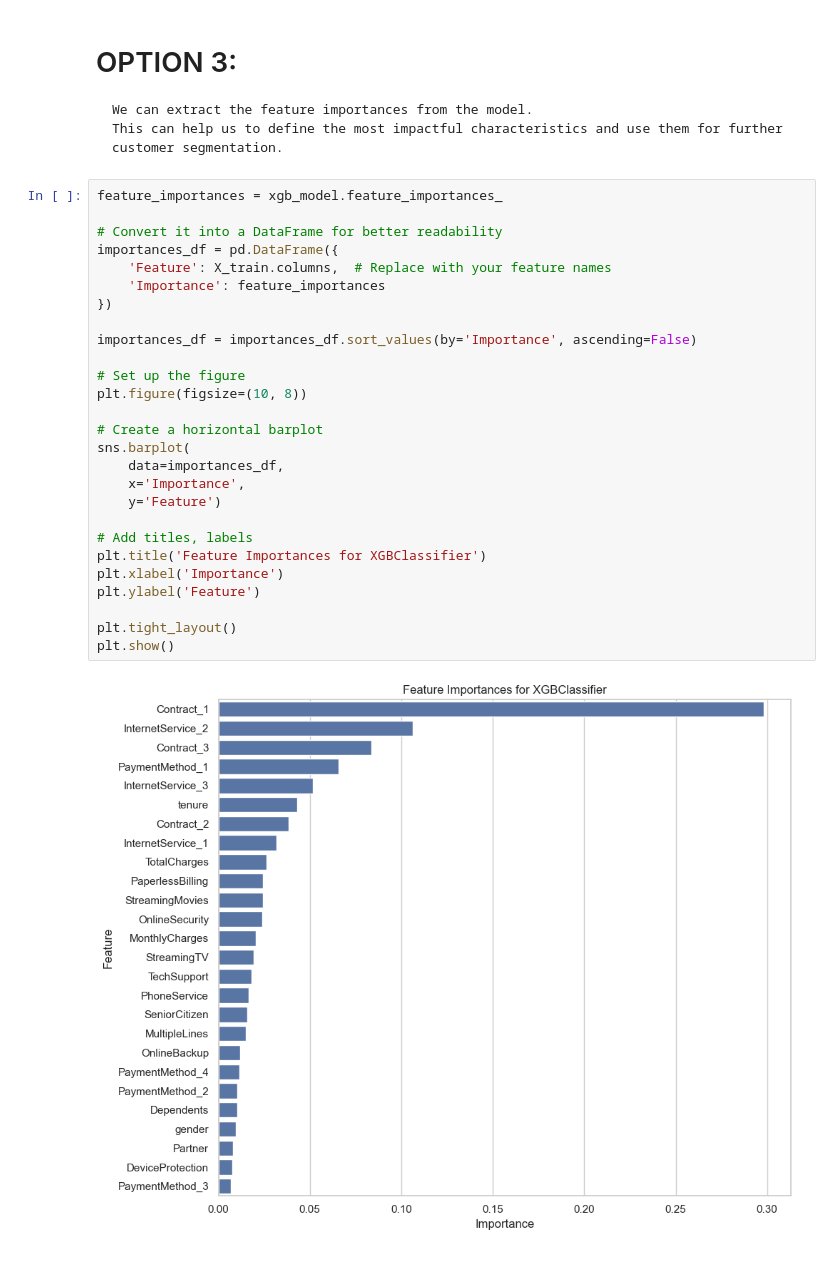
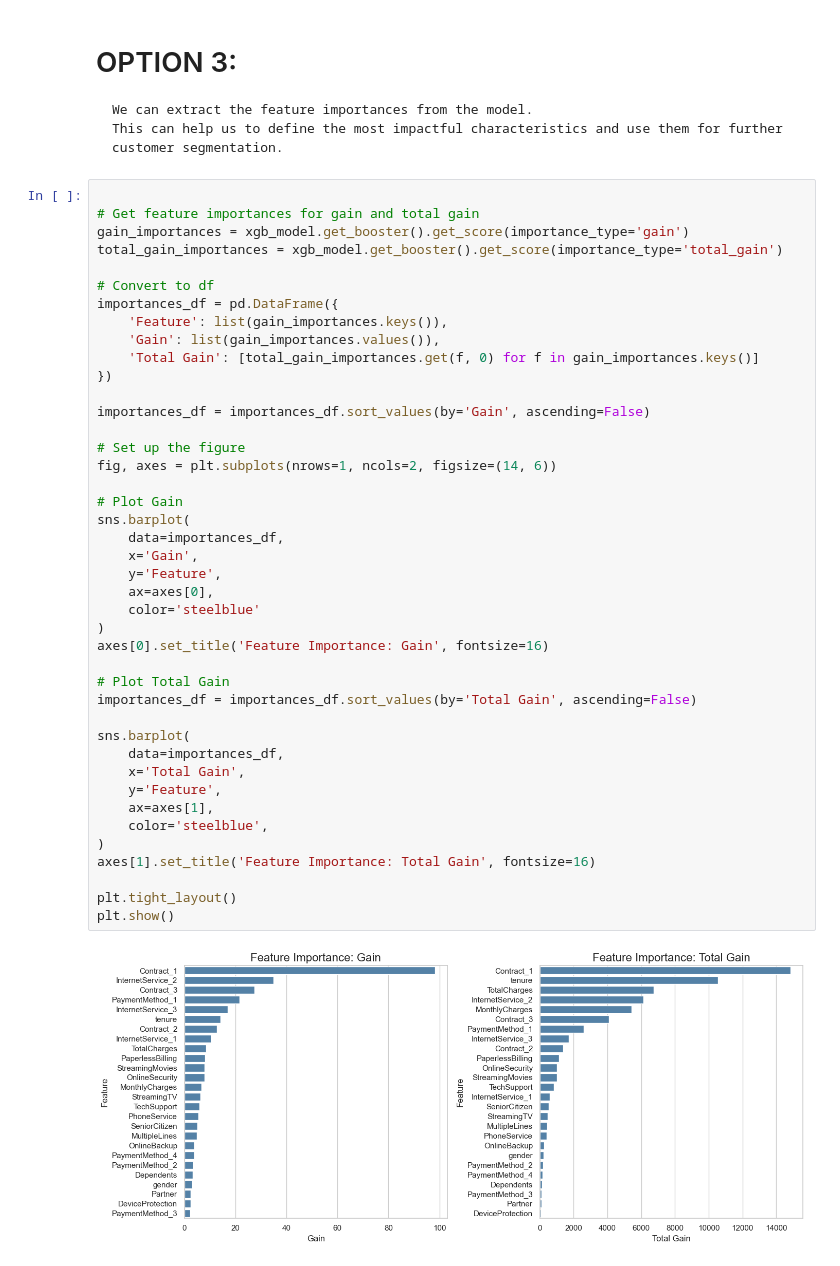
Before and after one commit to VigMarton/churn-analysis, a Jupyter notebook: analysis.ipynb, the cells around one changed output. Drawn from its saved outputs; the diff is of its cells as text.

```diff
--- a/analysis.ipynb
+++ b/analysis.ipynb
@@ -816,34 +811,49 @@ Another data-driven strategy is to identify customers with a churn probability c
 # OPTION 3:
     We can extract the feature importances from the model.
     This can help us to define the most impactful characteristics and use them for further customer segmentation.
-# %%
-feature_importances = xgb_model.feature_importances_
-
-# Convert it into a DataFrame for better readability
-importances_df = pd.DataFrame({
-    'Feature': X_train.columns,  # Replace with your feature names
-    'Importance': feature_importances
-})
-
-importances_df = importances_df.sort_values(by='Importance', ascending=False)
-
-# Set up the figure
-plt.figure(figsize=(10, 8))
-
-# Create a horizontal barplot
-sns.barplot(
-    data=importances_df,
-    x='Importance',
-    y='Feature')
-
-# Add titles, labels
-plt.title('Feature Importances for XGBClassifier')
-plt.xlabel('Importance')
-plt.ylabel('Feature')
-
-plt.tight_layout()
-plt.show()
-# %% [output]
-[figure, removed]
+# %%
+
+# Get feature importances for gain and total gain
+gain_importances = xgb_model.get_booster().get_score(importance_type='gain')
+total_gain_importances = xgb_model.get_booster().get_score(importance_type='total_gain')
+
+# Convert to df
+importances_df = pd.DataFrame({
+    'Feature': list(gain_importances.keys()),
+    'Gain': list(gain_importances.values()),
+    'Total Gain': [total_gain_importances.get(f, 0) for f in gain_importances.keys()]
+})
+
+importances_df = importances_df.sort_values(by='Gain', ascending=False)
+
+# Set up the figure
+fig, axes = plt.subplots(nrows=1, ncols=2, figsize=(14, 6))
+
+# Plot Gain
+sns.barplot(
+    data=importances_df,
+    x='Gain',
+    y='Feature',
+    ax=axes[0],
+    color='steelblue'
+)
+axes[0].set_title('Feature Importance: Gain', fontsize=16)
+
+# Plot Total Gain
+importances_df = importances_df.sort_values(by='Total Gain', ascending=False)
+
+sns.barplot(
+    data=importances_df,
+    x='Total Gain',
+    y='Feature',
+    ax=axes[1],
+    color='steelblue',
+)
+axes[1].set_title('Feature Importance: Total Gain', fontsize=16)
+
+plt.tight_layout()
+plt.show()
+# %% [output]
+[figure, added]
 # %% [markdown]
 The most important features for the model are, month-to-month contract, fiber optic internet service, two year contract,
```
Also changed, not shown: parts of 2 cells of this notebook, 3 other files.
